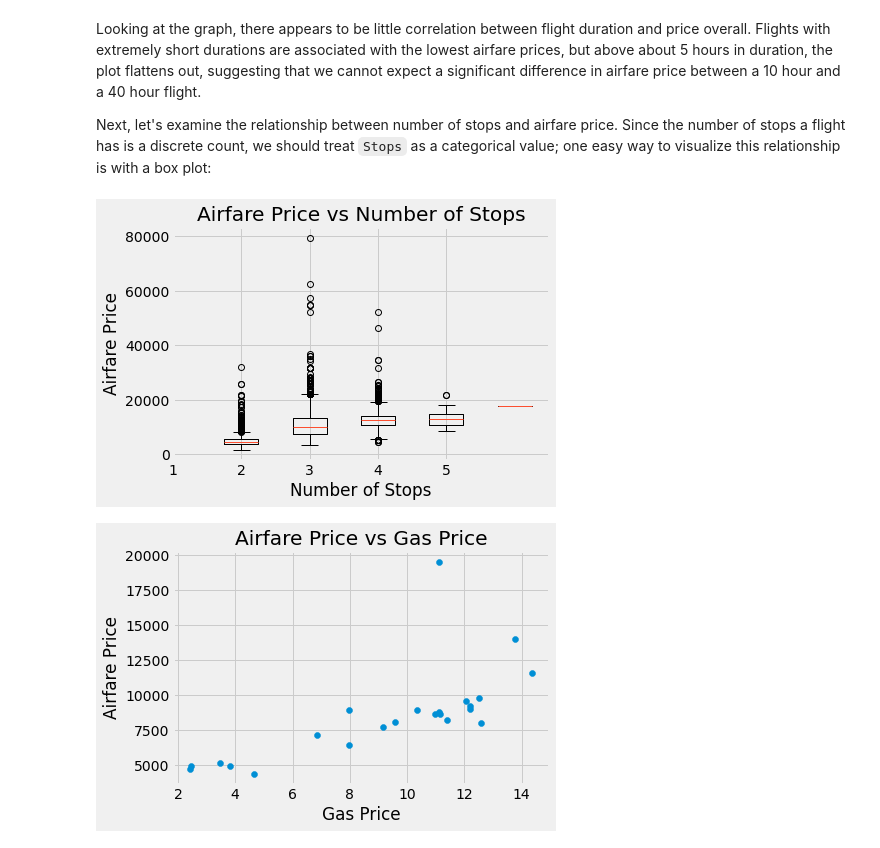
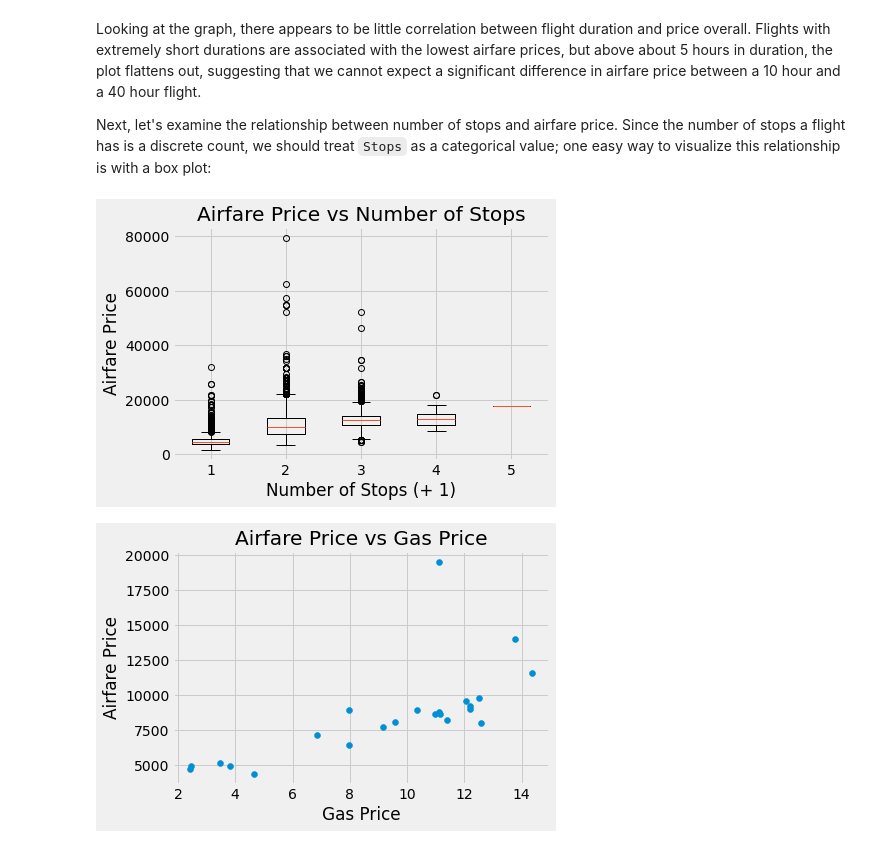
Before and after one commit to j-kynerd/ML_Project2, a Jupyter notebook: Project02.ipynb, the cells around one changed output. Drawn from its saved outputs; the diff is of its cells as text; code cells hidden in the pictures.

```diff
--- a/Project02.ipynb
+++ b/Project02.ipynb
@@ -346,20 +346,19 @@ Next, let's examine the relationship between number of stops and airfare price.
 # %%
 y0 = airfare_fuel[airfare_fuel['Stops'] == 0]['Airfare_Price'].tolist()
 y1 = airfare_fuel[airfare_fuel['Stops'] == 1]['Airfare_Price'].tolist()
 y2 = airfare_fuel[airfare_fuel['Stops'] == 2]['Airfare_Price'].tolist()
 y3 = airfare_fuel[airfare_fuel['Stops'] == 3]['Airfare_Price'].tolist()
 y4 = airfare_fuel[airfare_fuel['Stops'] == 4]['Airfare_Price'].tolist()
 
 y = [y0,y1,y2,y3,y4]
 
 plt.boxplot(y)
 plt.title('Airfare Price vs Number of Stops')
-plt.xlabel('Number of Stops')
+plt.xlabel('Number of Stops (+ 1)')
 plt.ylabel('Airfare Price')
-plt.xticks([0,1,2,3,4])
 plt.show()
 # %% [output]
-[figure, old version]
+[figure, new version]
 # %%
 avg_gas_prices = airfare_fuel.groupby('Gas_Price').mean()
 x = avg_gas_prices.iloc[:, 0]
```
